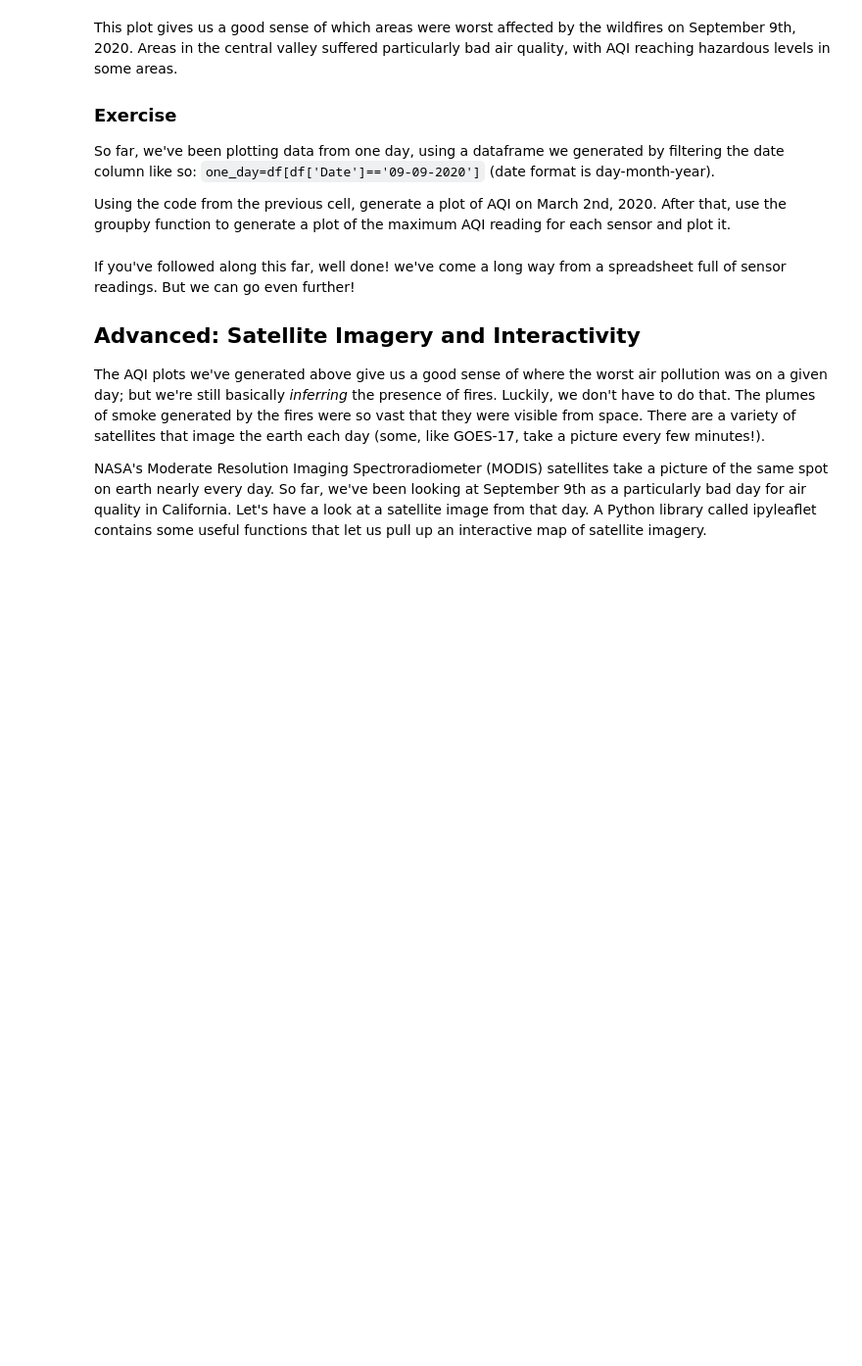
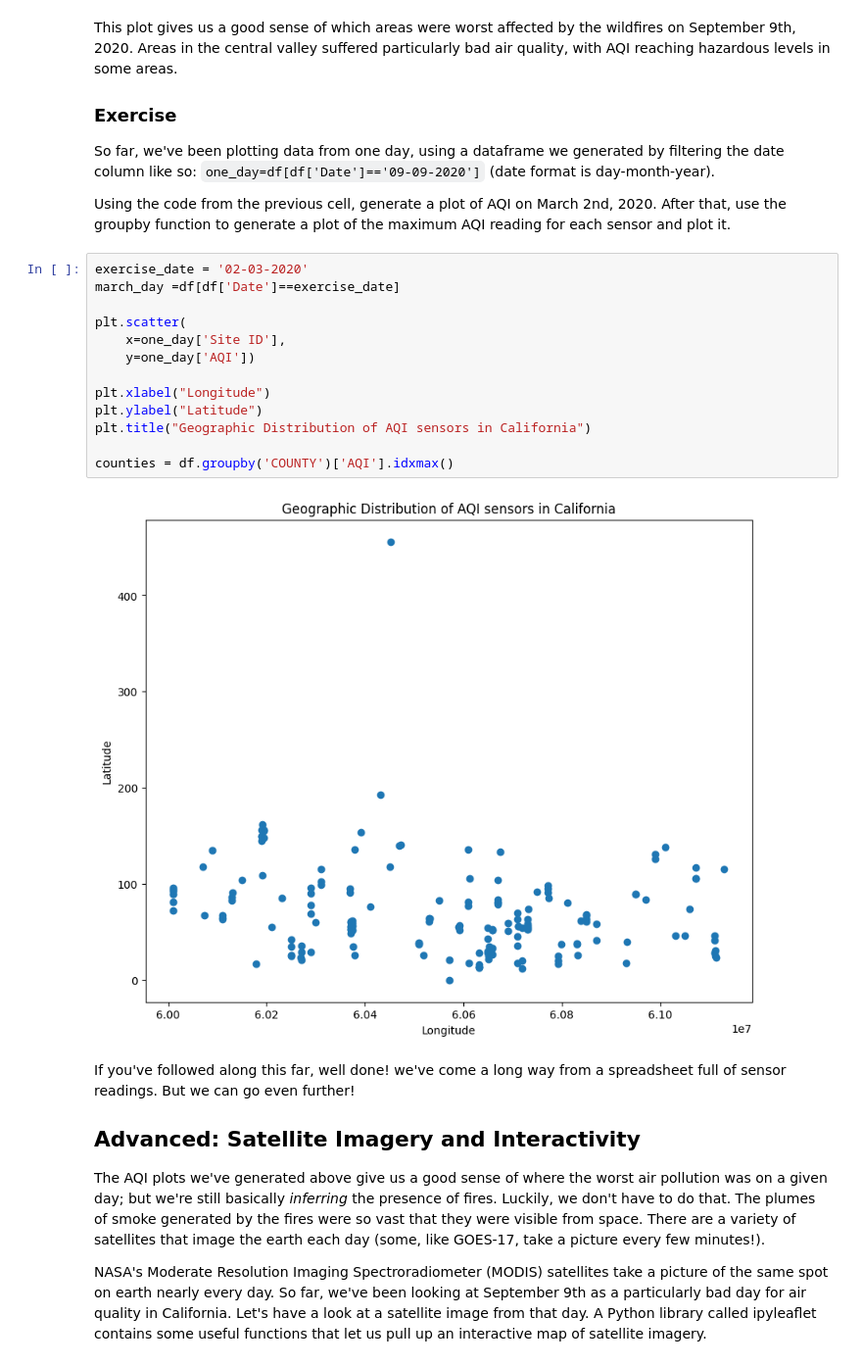
Before and after one commit to sofiya-sh/QM2, a Jupyter notebook: notebooks/W03. Spatial Data.ipynb, the cells around one changed output. Shown at 98% size. Drawn from its saved outputs; the diff is of its cells as text; blank space fills up the shorter version.

```diff
--- a/notebooks/W03. Spatial Data.ipynb
+++ b/notebooks/W03. Spatial Data.ipynb
@@ -388,6 +425,21 @@ This plot gives us a good sense of which areas were worst affected by the wildfi
 So far, we've been plotting data from one day, using a dataframe we generated by filtering the date column like so: `one_day=df[df['Date']=='09-09-2020']` (date format is day-month-year).
 
 Using the code from the previous cell, generate a plot of AQI on March 2nd, 2020. After that, use the groupby function to generate a plot of the maximum AQI reading for each sensor and plot it.
+# %%
+exercise_date = '02-03-2020'
+march_day =df[df['Date']==exercise_date]
+
+plt.scatter(
+    x=one_day['Site ID'],
+    y=one_day['AQI'])
+
+plt.xlabel("Longitude")
+plt.ylabel("Latitude")
+plt.title("Geographic Distribution of AQI sensors in California")
+
+counties = df.groupby('COUNTY')['AQI'].idxmax()
+# %% [output]
+[figure, added]
 # %% [markdown]
 If you've followed along this far, well done! we've come a long way from a spreadsheet full of sensor readings. But we can go even further!
 
```
Also changed, not shown: parts of 8 cells of this notebook.
